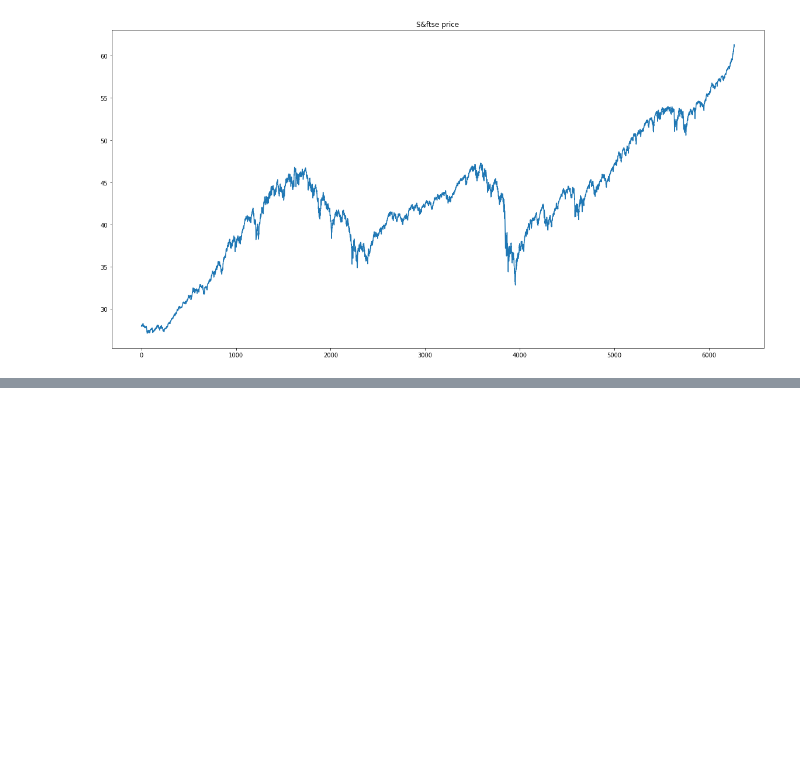
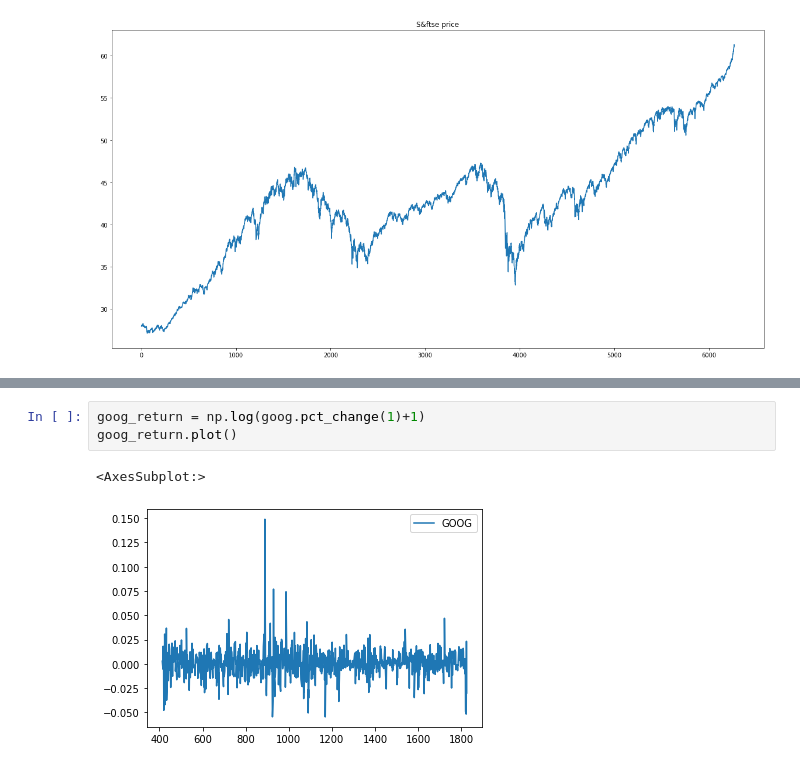
Before and after one commit to VaskarO/Time-series-analysis-and-forecasting, a Jupyter notebook: introduction.ipynb, the cells around one changed output, grey strips where cells are left out. Saved outputs shown, nothing was run; the diff lists cells and outputs as text; blank space fills up the shorter version.

```diff
--- a/introduction.ipynb
+++ b/introduction.ipynb
@@ -225,0 +285,6 @@ csv_data['box_cox_spx'].plot(figsize=(20,10), title='S&ftse price')
+# %%
+goog_return = np.log(goog.pct_change(1)+1)
+goog_return.plot()
+# %% [output]
+<AxesSubplot:>
+[figure, added]
```
Also changed, not shown: parts of 13 cells of this notebook, 1 other file.
